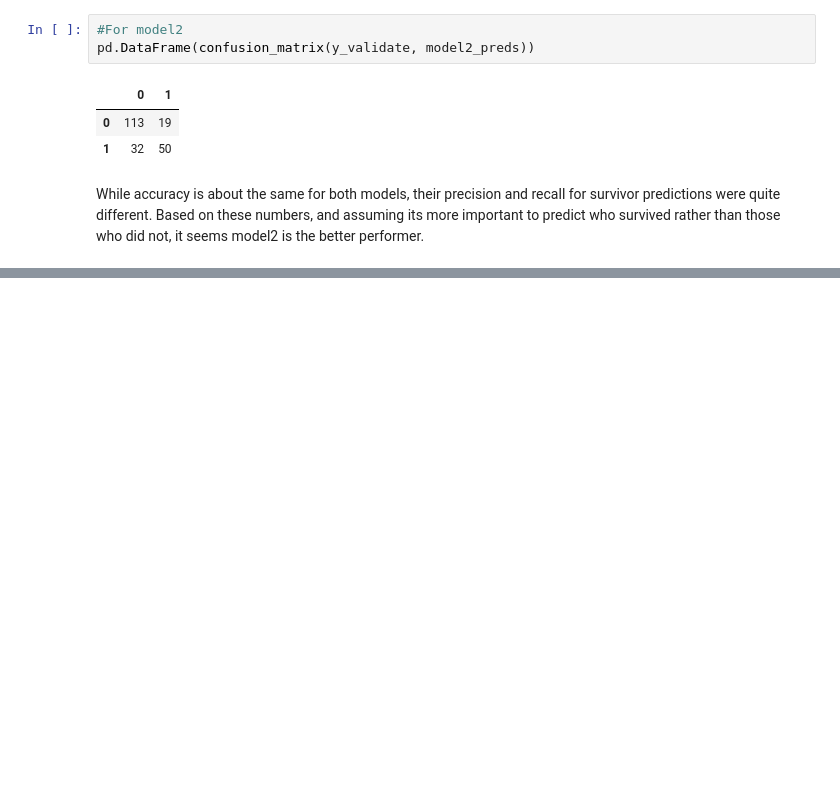
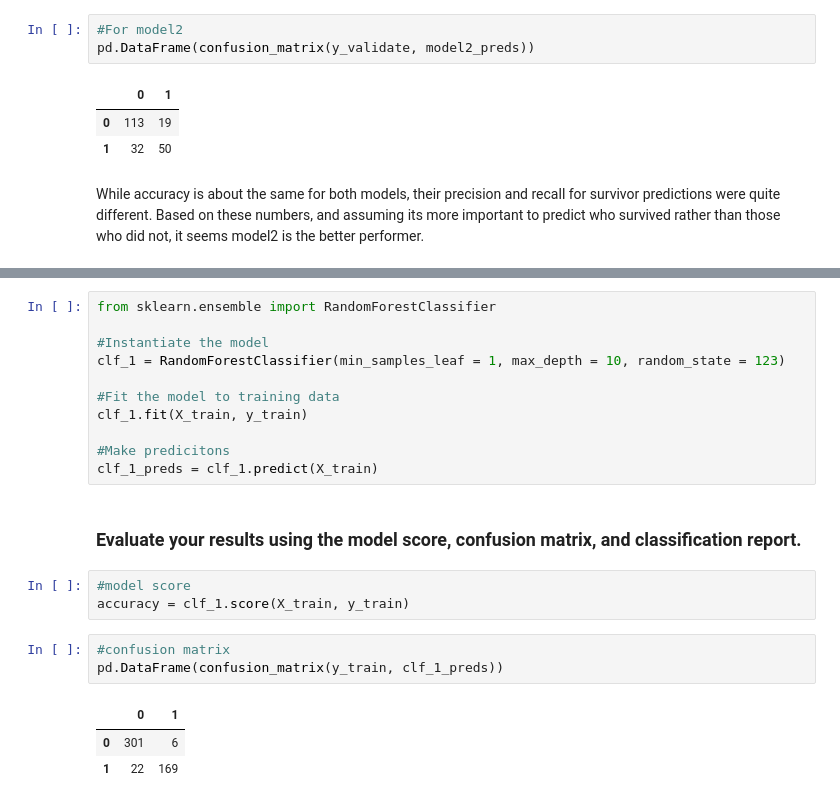
Before and after one commit to johnathon-smith/classification-exercises, a Jupyter notebook: model.ipynb, the cells around one changed output, grey strips where cells are left out. Cells and saved outputs as stored; diff of their text form; blank space fills up the shorter version.

Commit message:
Added Random Forest Classifier exercises

```diff
--- a/model.ipynb
+++ b/model.ipynb
@@ -217,0 +224,23 @@ While accuracy is about the same for both models, their precision and recall for
+# %%
+from sklearn.ensemble import RandomForestClassifier
+
+#Instantiate the model
+clf_1 = RandomForestClassifier(min_samples_leaf = 1, max_depth = 10, random_state = 123)
+
+#Fit the model to training data
+clf_1.fit(X_train, y_train)
+
+#Make predicitons
+clf_1_preds = clf_1.predict(X_train)
+# %% [markdown]
+### Evaluate your results using the model score, confusion matrix, and classification report.
+# %%
+#model score
+accuracy = clf_1.score(X_train, y_train)
+# %%
+#confusion matrix
+pd.DataFrame(confusion_matrix(y_train, clf_1_preds))
+# %% [output]
+|  | 0 | 1 |
+| 0 | 301 | 6 |
+| 1 | 22 | 169 |
```
Also changed, not shown: parts of 22 cells of this notebook.
